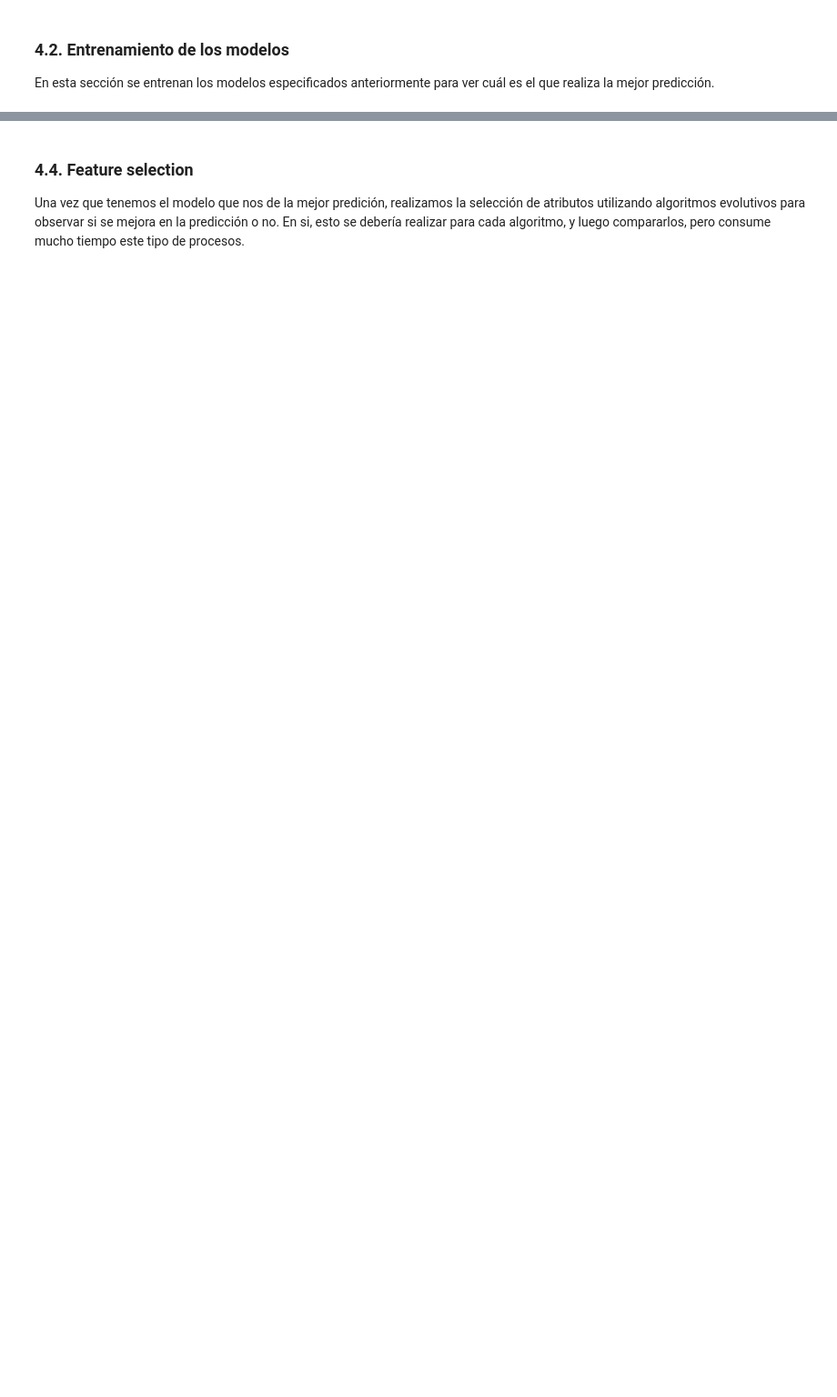
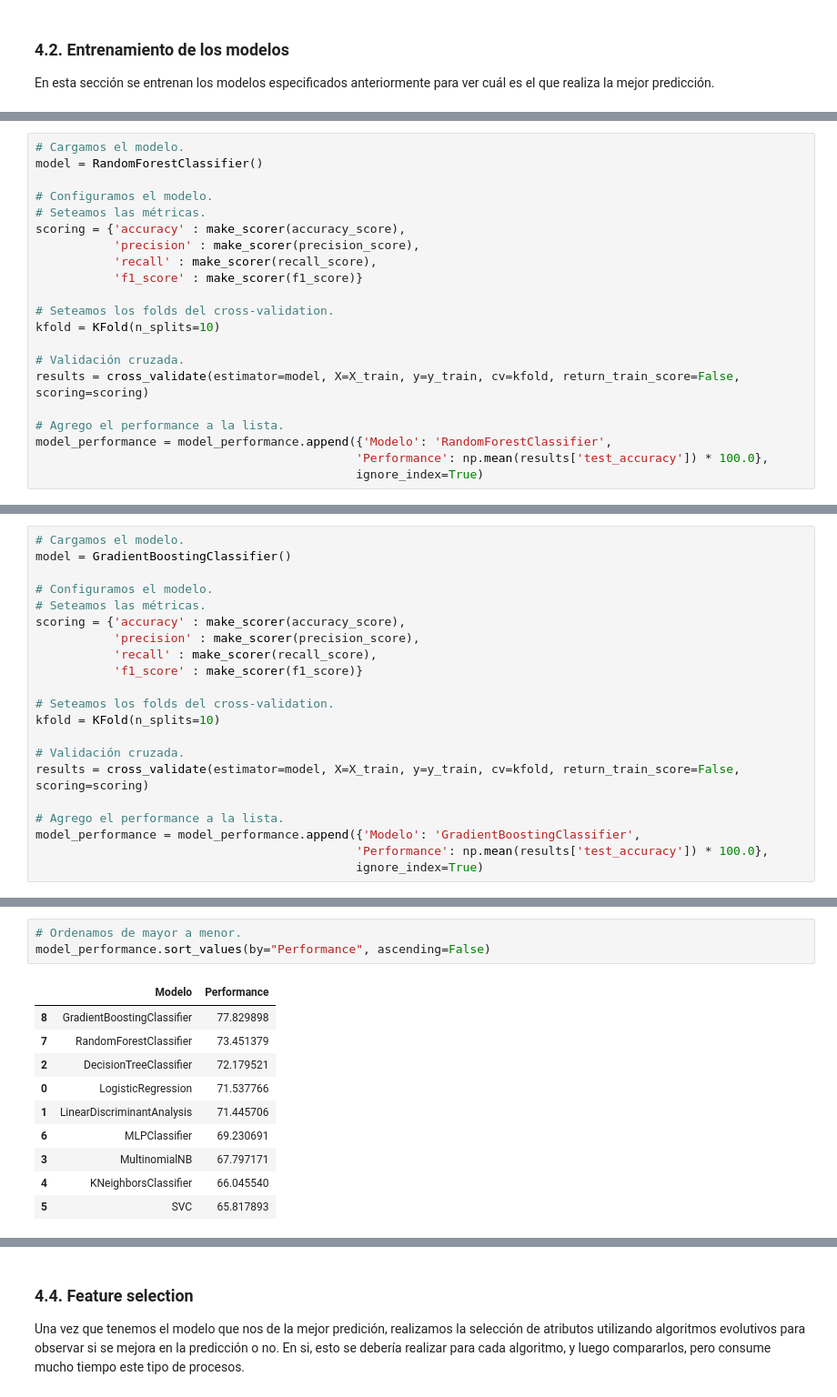
Before and after one commit to brunomaso1/ml-porfolio, a Jupyter notebook: content/posts/jupyter-notebooks/2018/Voy_preso_o_no_analisis_dataset_penal2016_python.ipynb, the cells around one changed output, grey strips where cells are left out. Shown at 91% size. Cells and saved outputs as stored; diff of their text form; blank space fills up the shorter version.

```diff
--- a/content/posts/jupyter-notebooks/2018/Voy_preso_o_no_analisis_dataset_penal2016_python.ipynb
+++ b/content/posts/jupyter-notebooks/2018/Voy_preso_o_no_analisis_dataset_penal2016_python.ipynb
@@ -1174,0 +1511,21 @@ model_performance.sort_values(by="Accuracy", ascending=False)
+# %%
+# Cargamos el modelo.
+model = RandomForestClassifier()
+
+# Configuramos el modelo.
+# Seteamos las métricas.
+scoring = {'accuracy' : make_scorer(accuracy_score),
+           'precision' : make_scorer(precision_score),
+           'recall' : make_scorer(recall_score),
+           'f1_score' : make_scorer(f1_score)}
+
+# Seteamos los folds del cross-validation.
+kfold = KFold(n_splits=10)
+
+# Validación cruzada.
+results = cross_validate(estimator=model, X=X_train, y=y_train, cv=kfold, return_train_score=False, scoring=scoring)
+
+# Agrego el performance a la lista.
+model_performance = model_performance.append({'Modelo': 'RandomForestClassifier',
+                                             'Performance': np.mean(results['test_accuracy']) * 100.0},
+                                             ignore_index=True)
@@ -1174,0 +1545,21 @@ model_performance.sort_values(by="Accuracy", ascending=False)
+# %%
+# Cargamos el modelo.
+model = GradientBoostingClassifier()
+
+# Configuramos el modelo.
+# Seteamos las métricas.
+scoring = {'accuracy' : make_scorer(accuracy_score),
+           'precision' : make_scorer(precision_score),
+           'recall' : make_scorer(recall_score),
+           'f1_score' : make_scorer(f1_score)}
+
+# Seteamos los folds del cross-validation.
+kfold = KFold(n_splits=10)
+
+# Validación cruzada.
+results = cross_validate(estimator=model, X=X_train, y=y_train, cv=kfold, return_train_score=False, scoring=scoring)
+
+# Agrego el performance a la lista.
+model_performance = model_performance.append({'Modelo': 'GradientBoostingClassifier',
+                                             'Performance': np.mean(results['test_accuracy']) * 100.0},
+                                             ignore_index=True)
@@ -1174,0 +1579,14 @@ model_performance.sort_values(by="Accuracy", ascending=False)
+# %%
+# Ordenamos de mayor a menor.
+model_performance.sort_values(by="Performance", ascending=False)
+# %% [output]
+|  | Modelo | Performance |
+| 8 | GradientBoostingClassifier | 77.829898 |
+| 7 | RandomForestClassifier | 73.451379 |
+| 2 | DecisionTreeClassifier | 72.179521 |
+| 0 | LogisticRegression | 71.537766 |
+| 1 | LinearDiscriminantAnalysis | 71.445706 |
+| 6 | MLPClassifier | 69.230691 |
+| 3 | MultinomialNB | 67.797171 |
+| 4 | KNeighborsClassifier | 66.045540 |
+| 5 | SVC | 65.817893 |
```
Also changed, not shown: parts of 101 cells of this notebook, 6 other files.
